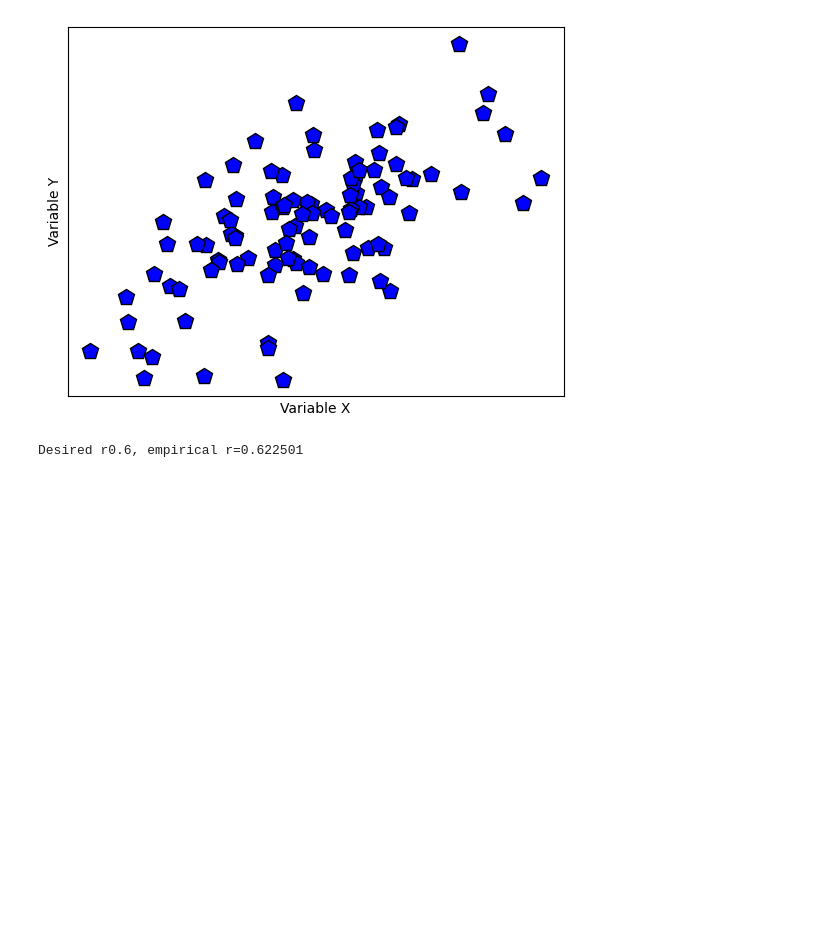
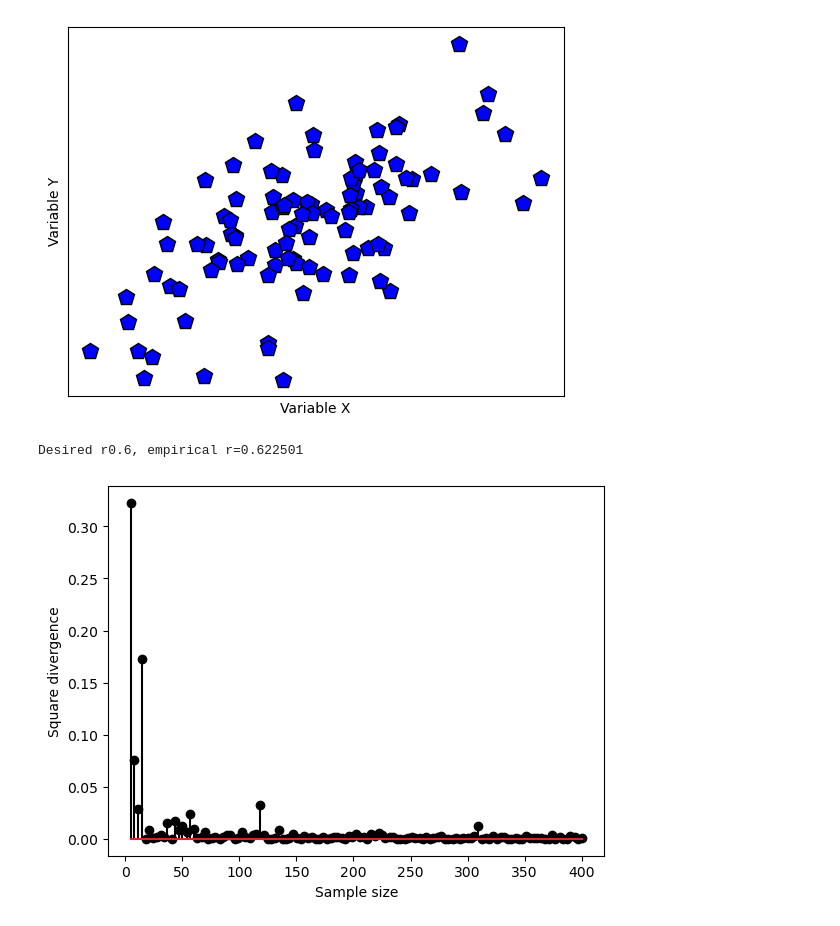
Before and after one commit to Raaqiv55/statistics-machine-learning, a Jupyter notebook: 12.correlation/corr-generateCorrelation.ipynb, the cells around one changed output. Drawn from its saved outputs; the diff is of its cells as text; code cells hidden in the pictures; blank space fills up the shorter version.

Commit message:
'corr-matrix'

```diff
--- a/12.correlation/corr-generateCorrelation.ipynb
+++ b/12.correlation/corr-generateCorrelation.ipynb
@@ -30,14 +30,18 @@ Desired r0.6, empirical r=0.622501
 # %%
 Ns = np.round(np.linspace(5,400,123)).astype(int)
 
 r = .6
 
 corrs = np.zeros(len(Ns))
 
 for ni in range(len(Ns)):
     x = np.random.randn(Ns[ni])
     y = x*r + np.random.randn(Ns[ni])*np.sqrt(1-r**2)
     corrs[ni] = (r-np.corrcoef(x,y)[0,1])**2
 
-plt.stem(Ns,corrs,'ko-'
-        )
+plt.stem(Ns,corrs,'ko-')
+plt.xlabel('Sample size')
+plt.ylabel('Square divergence')
+plt.show()
+# %% [output]
+[figure, added]
```
Also changed, not shown: 1 other file.
